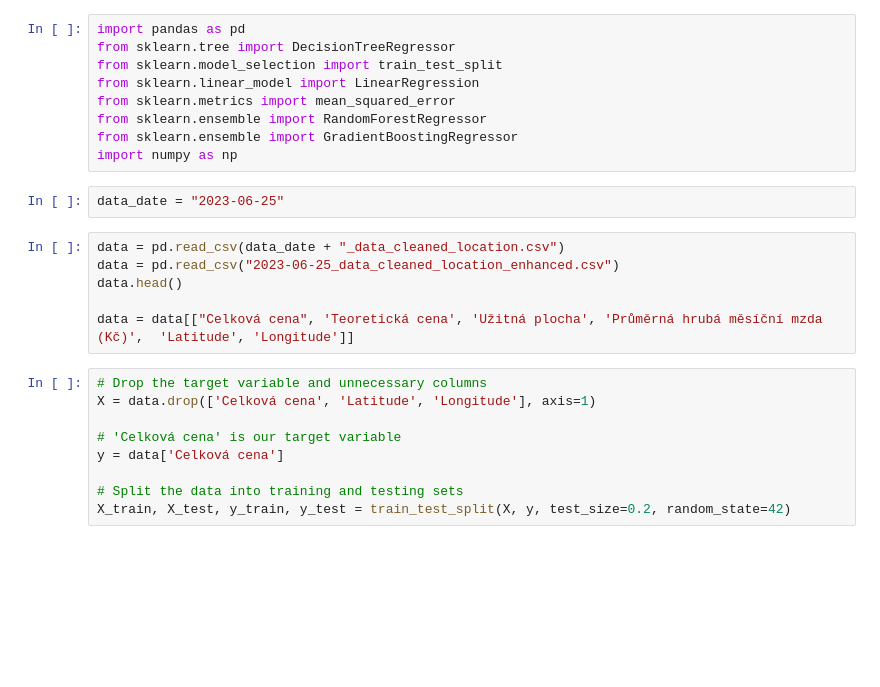
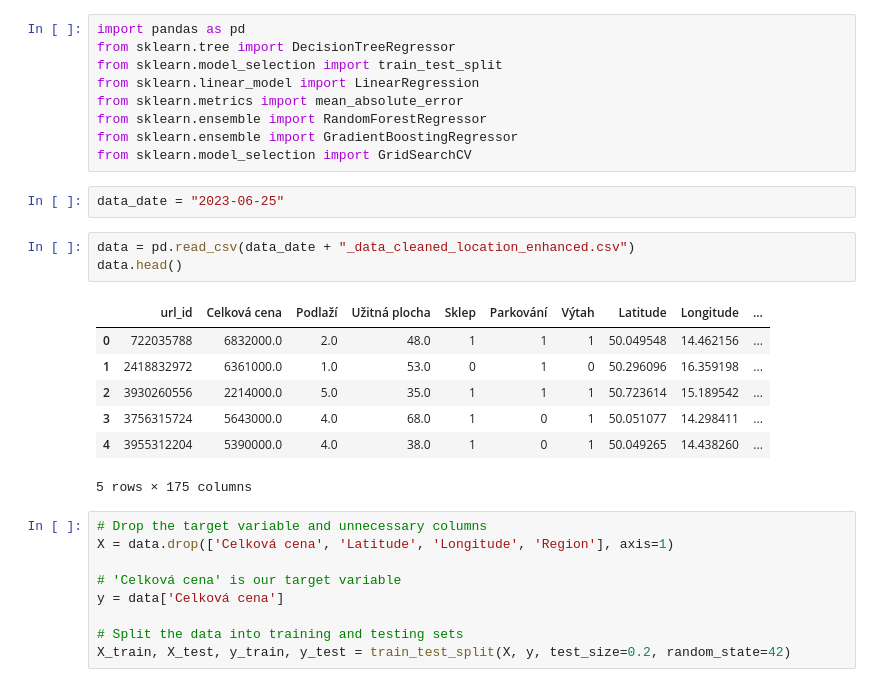
Before and after one commit to PatrikFonos1/house-prices-prediction, a Jupyter notebook: models.ipynb, the cells around one changed output. Saved outputs shown, nothing was run; the diff lists cells and outputs as text; blank space fills up the shorter version.

```diff
--- a/models.ipynb
+++ b/models.ipynb
@@ -3,21 +3,26 @@ import pandas as pd
 from sklearn.tree import DecisionTreeRegressor
 from sklearn.model_selection import train_test_split
 from sklearn.linear_model import LinearRegression
-from sklearn.metrics import mean_squared_error
+from sklearn.metrics import mean_absolute_error
 from sklearn.ensemble import RandomForestRegressor
 from sklearn.ensemble import GradientBoostingRegressor
-import numpy as np
+from sklearn.model_selection import GridSearchCV
 # %%
 data_date = "2023-06-25"
-# %%
-data = pd.read_csv(data_date + "_data_cleaned_location.csv")
-data = pd.read_csv("2023-06-25_data_cleaned_location_enhanced.csv")
-data.head()
-
-data = data[["Celková cena", 'Teoretická cena', 'Užitná plocha', 'Průměrná hrubá měsíční mzda (Kč)',  'Latitude', 'Longitude']]
+# %%
+data = pd.read_csv(data_date + "_data_cleaned_location_enhanced.csv")
+data.head()
+# %% [output]
+|  | url_id | Celková cena | Podlaží | Užitná plocha | Sklep | Parkování | Výtah | Latitude | Longitude | ... |
+| 0 | 722035788 | 6832000.0 | 2.0 | 48.0 | 1 | 1 | 1 | 50.049548 | 14.462156 | ... |
+| 1 | 2418832972 | 6361000.0 | 1.0 | 53.0 | 0 | 1 | 0 | 50.296096 | 16.359198 | ... |
+| 2 | 3930260556 | 2214000.0 | 5.0 | 35.0 | 1 | 1 | 1 | 50.723614 | 15.189542 | ... |
+| 3 | 3756315724 | 5643000.0 | 4.0 | 68.0 | 1 | 0 | 1 | 50.051077 | 14.298411 | ... |
+| 4 | 3955312204 | 5390000.0 | 4.0 | 38.0 | 1 | 0 | 1 | 50.049265 | 14.438260 | ... |
+5 rows × 175 columns
 # %%
 # Drop the target variable and unnecessary columns
-X = data.drop(['Celková cena', 'Latitude', 'Longitude'], axis=1)
+X = data.drop(['Celková cena', 'Latitude', 'Longitude', 'Region'], axis=1)
 
 # 'Celková cena' is our target variable
 y = data['Celková cena']
```
Also changed, not shown: parts of 6 cells of this notebook, 6 other files.
